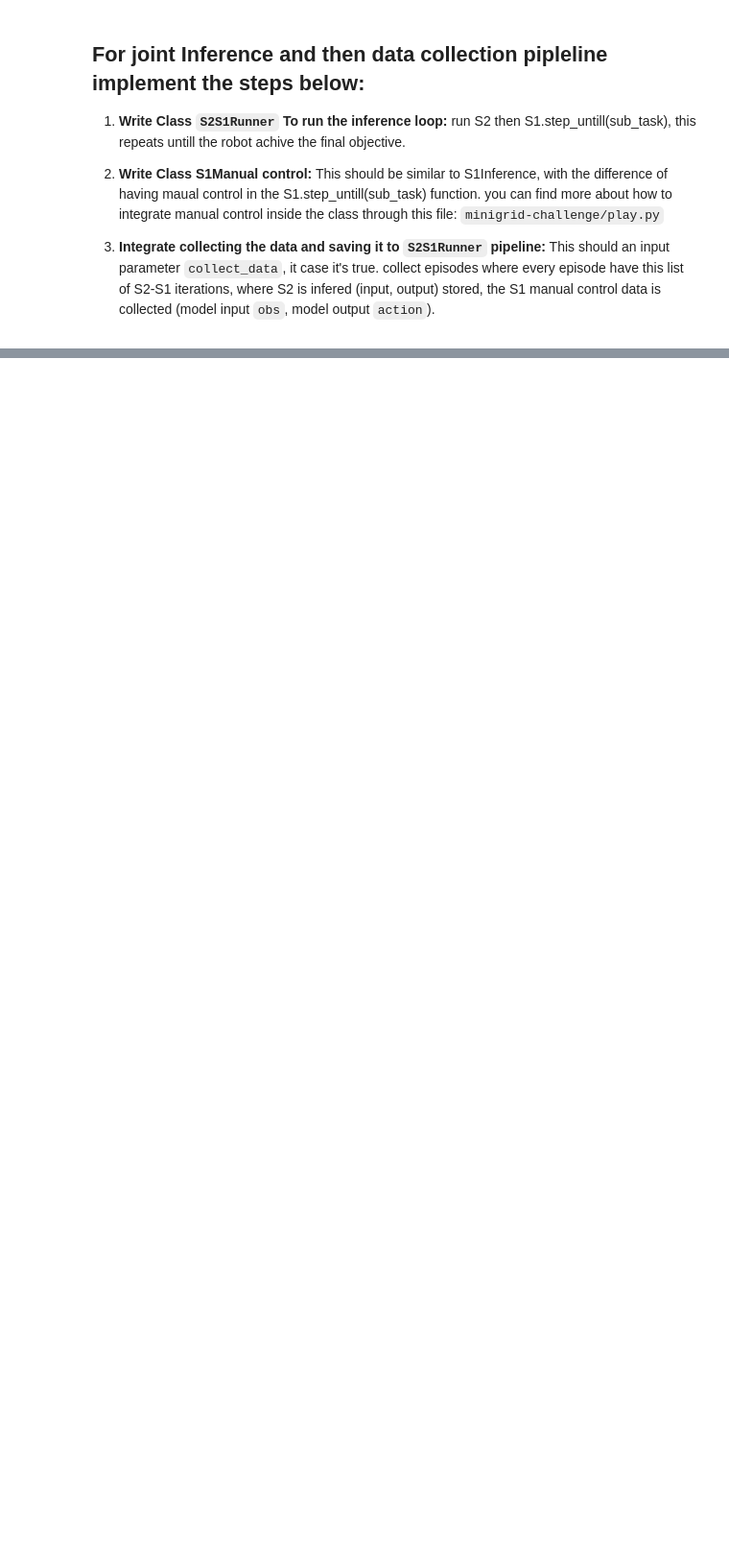
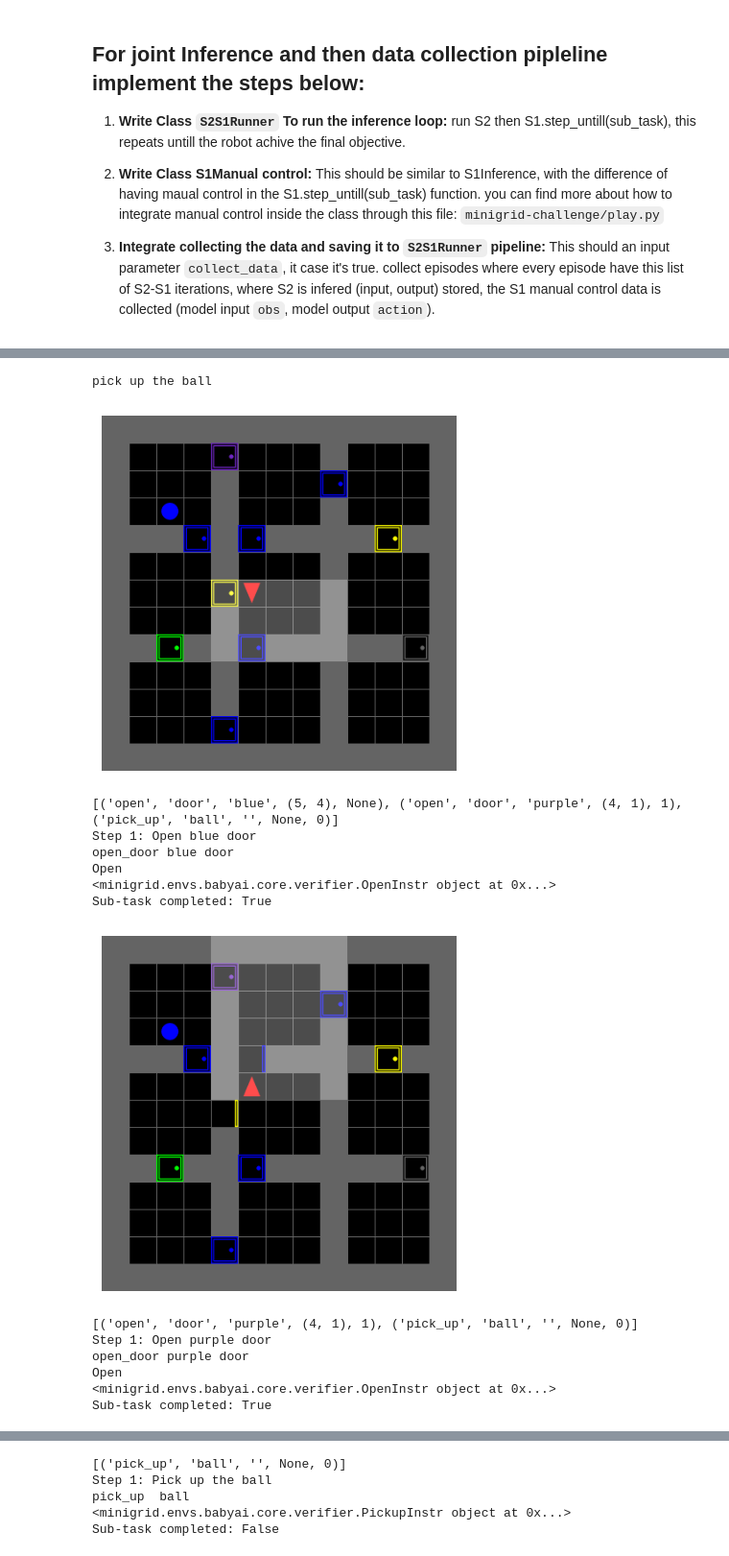
Before and after one commit to mike1simon300/Baby-AI-S2-S1-VLA, a Jupyter notebook: test_joint_inference.ipynb, the cells around one changed output, grey strips where cells are left out. Shown at 96% size. Saved outputs shown, nothing was run; the diff lists cells and outputs as text; code cells hidden in the pictures; blank space fills up the shorter version.

```diff
--- a/test_joint_inference.ipynb
+++ b/test_joint_inference.ipynb
@@ -101,0 +125,44 @@ AssertionError:
+# %%
+# Reset environment explicitly (optional)
+#joint_system.reset() # Does not update mission!
+from VLA2Systems.joint_inference import JointInference
+import torch
+torch.cuda.empty_cache()
+
+config_path = "./configs/joint_inference.yaml"
+#env_name = "BabyAI-FindObjS5-v0"
+env_name = "BabyAI-Synth-v0"
+
+joint_system = JointInference(config_path, env_name)
+joint_system.print_mission()
+joint_system.visualize()
+
+# Run System2 and visualize output
+for i in range(10):
+    #response = joint_system.run_S2()
+    response = joint_system.S2Model.get_planner_output(joint_system.S2Model.env)
+    print(joint_system.S2Model.generator.plan)
+    steps = response.split('\n')
+
+    # Run System1 on the first sub-step.
+    success = joint_system.run_S1(steps[0], max_steps=100)
+    print("Sub-task completed:", success)
+
+    joint_system.visualize()
+    joint_system.S2Model.update_env(joint_system.S1Model.env)
+# %% [output]
+pick up the ball
+[figure, added]
+[('open', 'door', 'blue', (5, 4), None), ('open', 'door', 'purple', (4, 1), 1), ('pick_up', 'ball', '', None, 0)]
+Step 1: Open blue door
+open_door blue door
+Open
+<minigrid.envs.babyai.core.verifier.OpenInstr object at 0x...>
+Sub-task completed: True
+[figure, added]
+[('open', 'door', 'purple', (4, 1), 1), ('pick_up', 'ball', '', None, 0)]
+Step 1: Open purple door
+open_door purple door
+Open
+<minigrid.envs.babyai.core.verifier.OpenInstr object at 0x...>
+Sub-task completed: True
@@ -101,0 +170,5 @@ AssertionError:
+[('pick_up', 'ball', '', None, 0)]
+Step 1: Pick up the ball
+pick_up  ball
+<minigrid.envs.babyai.core.verifier.PickupInstr object at 0x...>
+Sub-task completed: False
```
Also changed, not shown: parts of 8 cells of this notebook, 1 other file.
